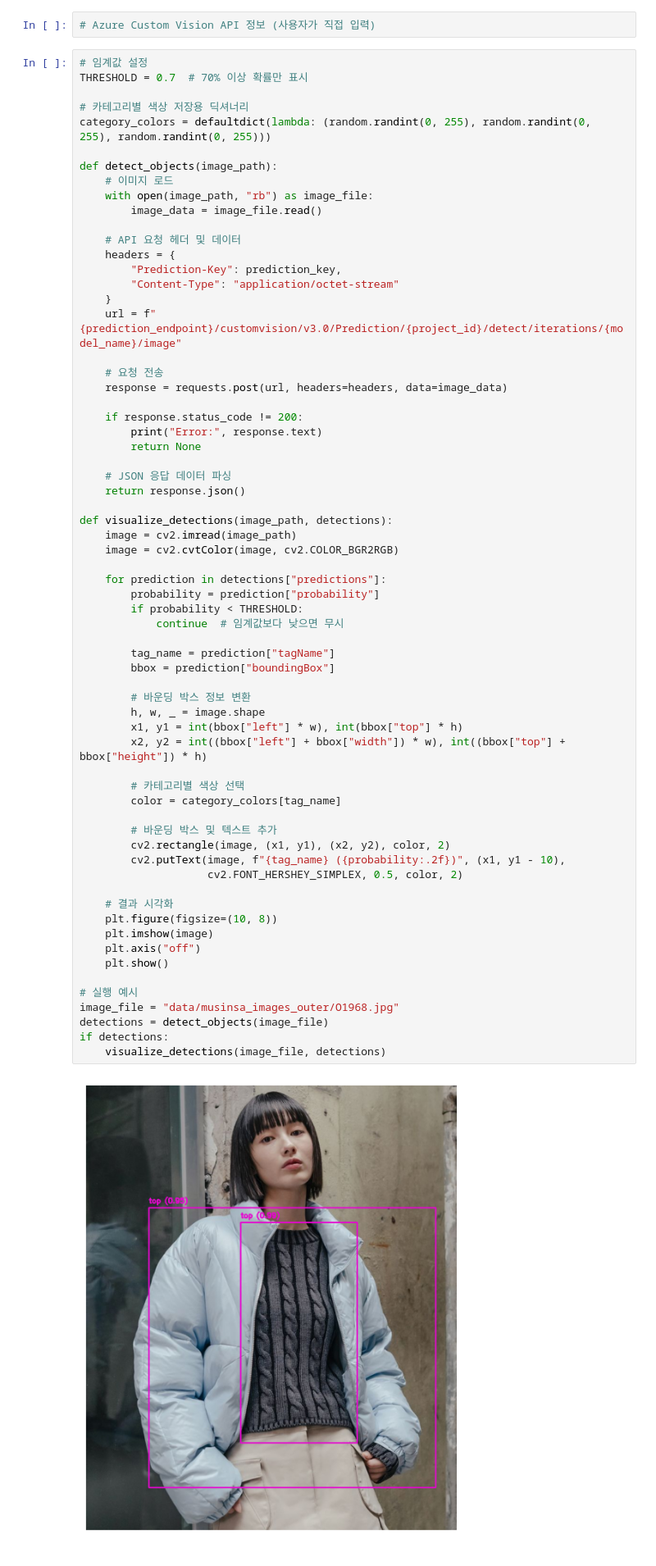
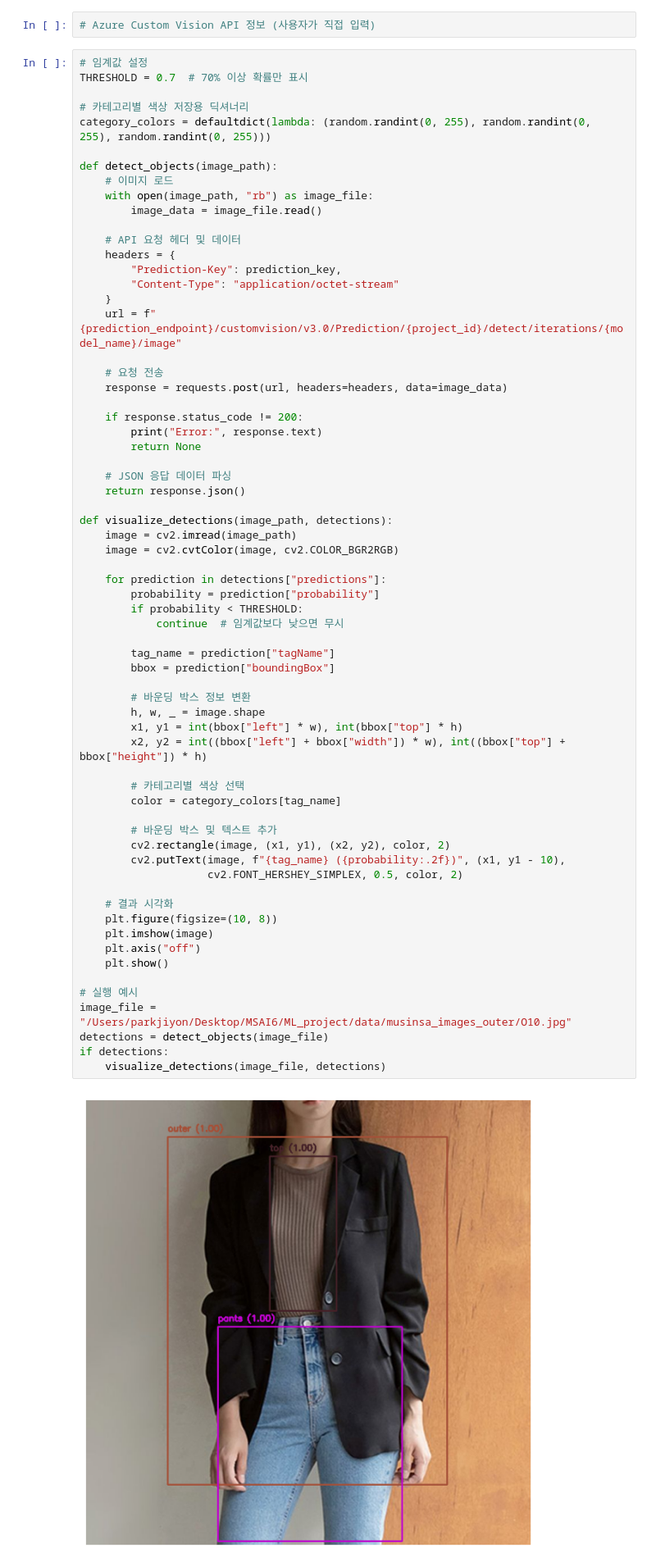
Before and after one commit to slected-TH/MLback, a Jupyter notebook: object_detection_opencv.ipynb, the cells around one changed output. Shown: that part at 82% size. Drawn from its saved outputs; the diff is of its cells as text.

```diff
--- a/object_detection_opencv.ipynb
+++ b/object_detection_opencv.ipynb
@@ -134,35 +134,35 @@ def visualize_detections(image_path, detections):
         if probability < THRESHOLD:
             continue  # 임계값보다 낮으면 무시
 
         tag_name = prediction["tagName"]
         bbox = prediction["boundingBox"]
 
         # 바운딩 박스 정보 변환
         h, w, _ = image.shape
         x1, y1 = int(bbox["left"] * w), int(bbox["top"] * h)
         x2, y2 = int((bbox["left"] + bbox["width"]) * w), int((bbox["top"] + bbox["height"]) * h)
 
         # 카테고리별 색상 선택
         color = category_colors[tag_name]
 
         # 바운딩 박스 및 텍스트 추가
         cv2.rectangle(image, (x1, y1), (x2, y2), color, 2)
         cv2.putText(image, f"{tag_name} ({probability:.2f})", (x1, y1 - 10),
                     cv2.FONT_HERSHEY_SIMPLEX, 0.5, color, 2)
 
     # 결과 시각화
     plt.figure(figsize=(10, 8))
     plt.imshow(image)
     plt.axis("off")
     plt.show()
 
 # 실행 예시
-image_file = "data/musinsa_images_outer/O1968.jpg"
+image_file = "/Users/parkjiyon/Desktop/MSAI6/ML_project/data/musinsa_images_outer/O10.jpg"
 detections = detect_objects(image_file)
 if detections:
     visualize_detections(image_file, detections)
 # %% [output]
-[figure, old version]
+[figure, new version]
 # %% [markdown]
 ### 탐지한 객체 부분만 잘라오기
 # %%
```
Also changed, not shown: parts of 2 cells of this notebook, 8 other files.
